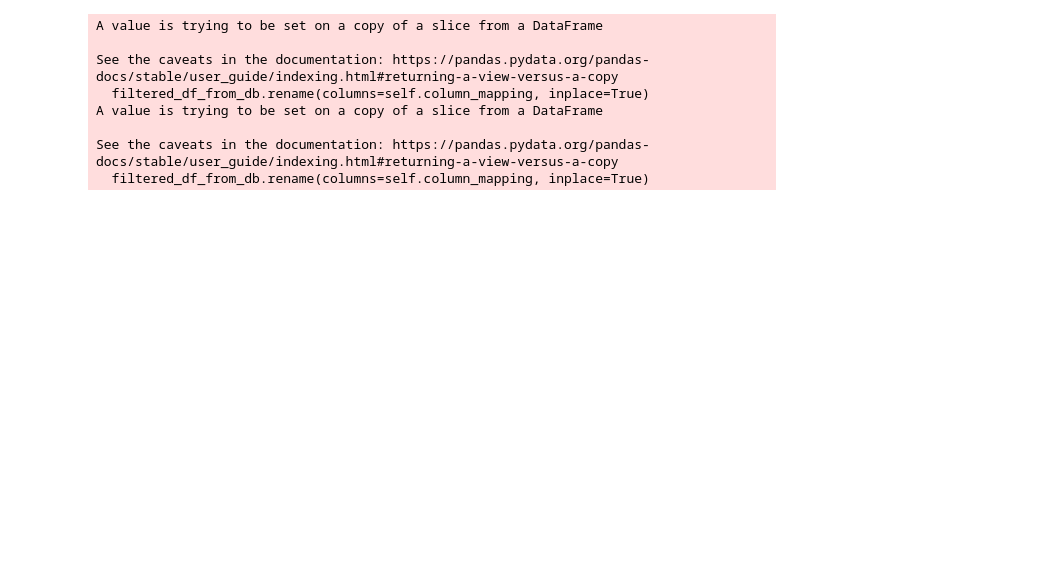
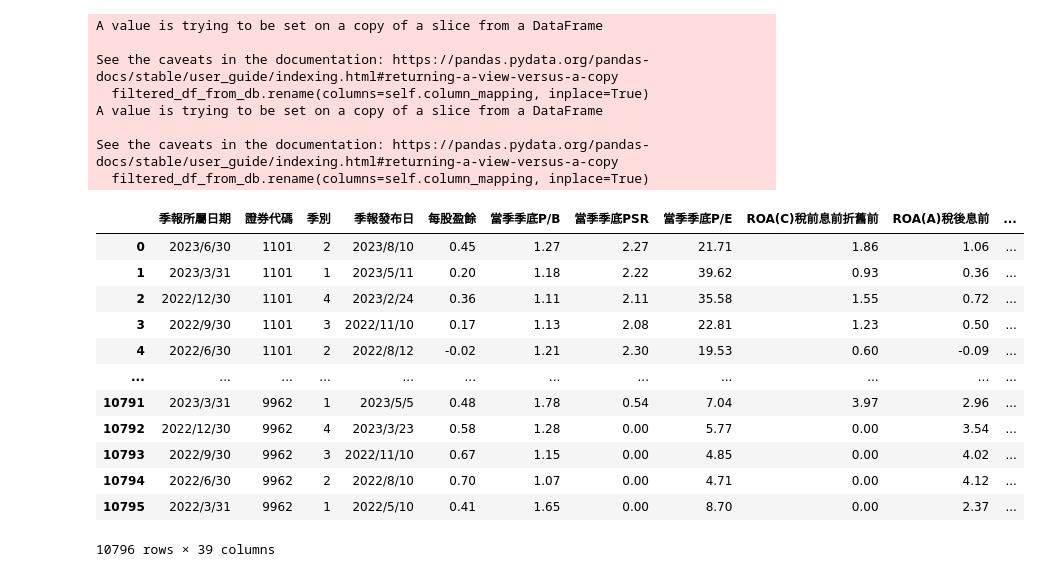
Before and after one commit to cynthiaiii4/Data_Browsing, a Jupyter notebook: test.ipynb, the cells around one changed output. Drawn from its saved outputs; the diff is of its cells as text; code cells hidden in the pictures; blank space fills up the shorter version.

```diff
--- a/test.ipynb
+++ b/test.ipynb
@@ -18,3 +18,19 @@ A value is trying to be set on a copy of a slice from a DataFrame
 
 See the caveats in the documentation: https://pandas.pydata.org/pandas-docs/stable/user_guide/indexing.html#returning-a-view-versus-a-copy
   filtered_df_from_db.rename(columns=self.column_mapping, inplace=True)
+# %%
+q_data
+# %% [output]
+|  | 季報所屬日期 | 證券代碼 | 季別 | 季報發布日 | 每股盈餘 | 當季季底P/B | 當季季底PSR | 當季季底P/E | ROA(C)稅前息前折舊前 | ROA(A)稅後息前 | ... |
+| 0 | 2023/6/30 | 1101 | 2 | 2023/8/10 | 0.45 | 1.27 | 2.27 | 21.71 | 1.86 | 1.06 | ... |
+| 1 | 2023/3/31 | 1101 | 1 | 2023/5/11 | 0.20 | 1.18 | 2.22 | 39.62 | 0.93 | 0.36 | ... |
+| 2 | 2022/12/30 | 1101 | 4 | 2023/2/24 | 0.36 | 1.11 | 2.11 | 35.58 | 1.55 | 0.72 | ... |
+| 3 | 2022/9/30 | 1101 | 3 | 2022/11/10 | 0.17 | 1.13 | 2.08 | 22.81 | 1.23 | 0.50 | ... |
+| 4 | 2022/6/30 | 1101 | 2 | 2022/8/12 | -0.02 | 1.21 | 2.30 | 19.53 | 0.60 | -0.09 | ... |
+| ... | ... | ... | ... | ... | ... | ... | ... | ... | ... | ... | ... |
+| 10791 | 2023/3/31 | 9962 | 1 | 2023/5/5 | 0.48 | 1.78 | 0.54 | 7.04 | 3.97 | 2.96 | ... |
+| 10792 | 2022/12/30 | 9962 | 4 | 2023/3/23 | 0.58 | 1.28 | 0.00 | 5.77 | 0.00 | 3.54 | ... |
+| 10793 | 2022/9/30 | 9962 | 3 | 2022/11/10 | 0.67 | 1.15 | 0.00 | 4.85 | 0.00 | 4.02 | ... |
+| 10794 | 2022/6/30 | 9962 | 2 | 2022/8/10 | 0.70 | 1.07 | 0.00 | 4.71 | 0.00 | 4.12 | ... |
+| 10795 | 2022/3/31 | 9962 | 1 | 2022/5/10 | 0.41 | 1.65 | 0.00 | 8.70 | 0.00 | 2.37 | ... |
+10796 rows × 39 columns
```
Also changed, not shown: parts of 5 cells of this notebook, 46 other files.
